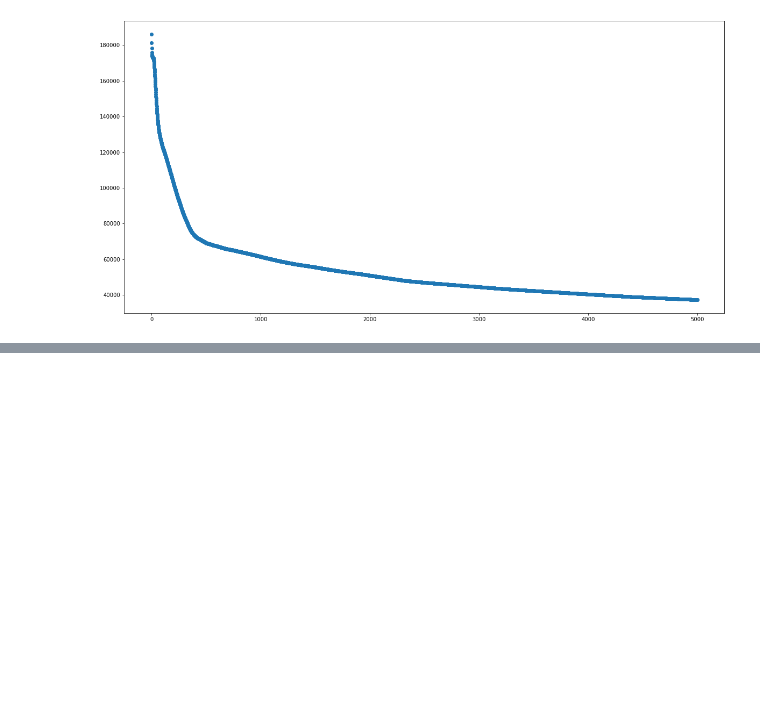
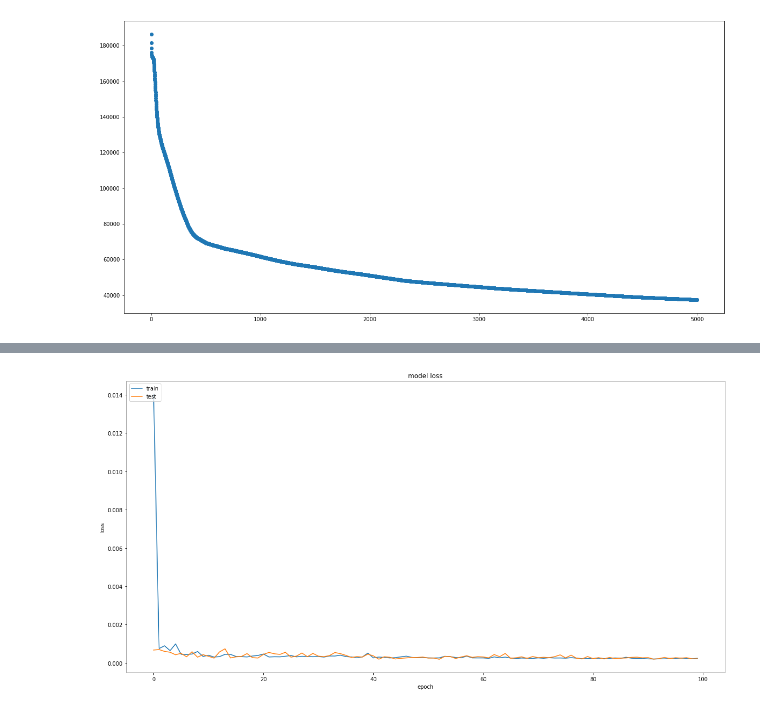
Before and after one commit to Andropogon/AI-Blockchain-Project, a Jupyter notebook: btc_quandl_data.ipynb, the cells around one changed output, grey strips where cells are left out. Saved outputs shown, nothing was run; the diff lists cells and outputs as text; code cells hidden in the pictures; blank space fills up the shorter version.

```diff
--- a/btc_quandl_data.ipynb
+++ b/btc_quandl_data.ipynb
@@ -268,0 +427,14 @@ rmse
+# %%
+def split_sequences(sequences, n_steps):
+  X, y = list(), list()
+  for i in range(len(sequences)):
+    # find the end of this pattern
+    end_ix = i + n_steps
+		# check if we are beyond the dataset
+    if end_ix > len(sequences) - 1:
+      break
+		# gather input and output parts of the pattern
+    seq_x, seq_y = sequences[i:end_ix], sequences[end_ix]
+    X.append(seq_x)
+    y.append(seq_y)
+  return np.array(X), np.array(y)
@@ -268,0 +488,7 @@ rmse
+# %%
+model2 = Sequential()
+model2.add(Dense(1024, activation='relu', input_dim=n_input))
+model2.add(Dense(128, activation='relu'))
+model2.add(Dense(y_size))
+model2.compile(optimizer='adam', loss='mse')
+model2.summary()
@@ -268,0 +510,8 @@ rmse
+# %%
+history2 = model2.fit(
+    X_train,
+    y_train,
+    batch_size = 32,
+    epochs=100,
+    validation_data=(X_val, y_val),
+)
@@ -268,0 +538,11 @@ rmse
+# %%
+# summarize history for loss
+plt.plot(history2.history['loss'])
+plt.plot(history2.history['val_loss'])
+plt.title('model loss')
+plt.ylabel('loss')
+plt.xlabel('epoch')
+plt.legend(['train', 'test'], loc='upper left')
+plt.show()
+# %% [output]
+[figure, added]
```
Also changed, not shown: parts of 36 cells of this notebook.
